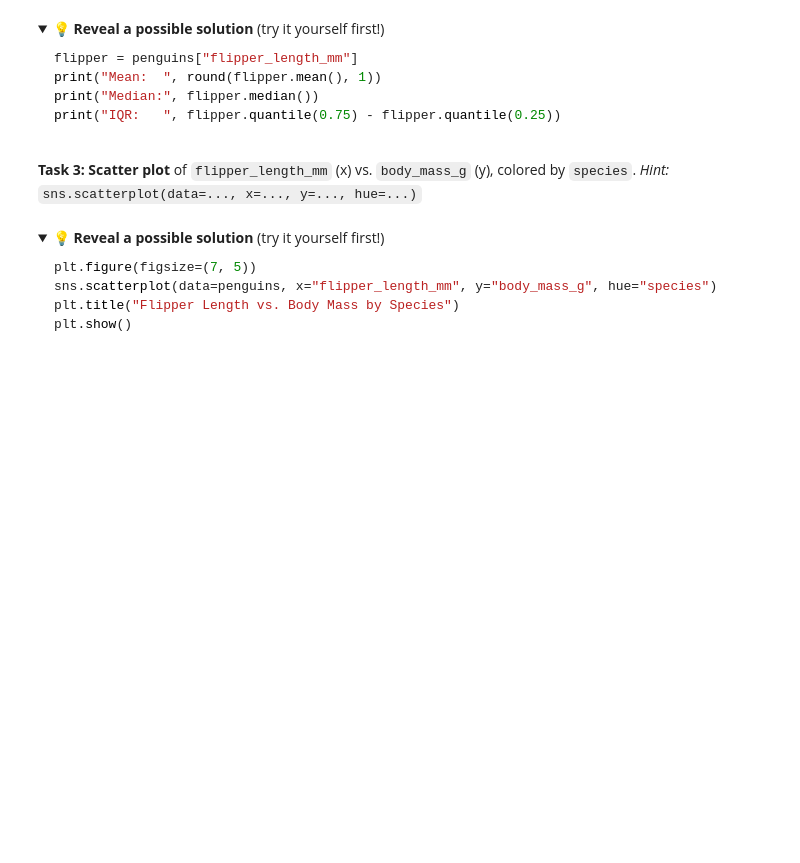
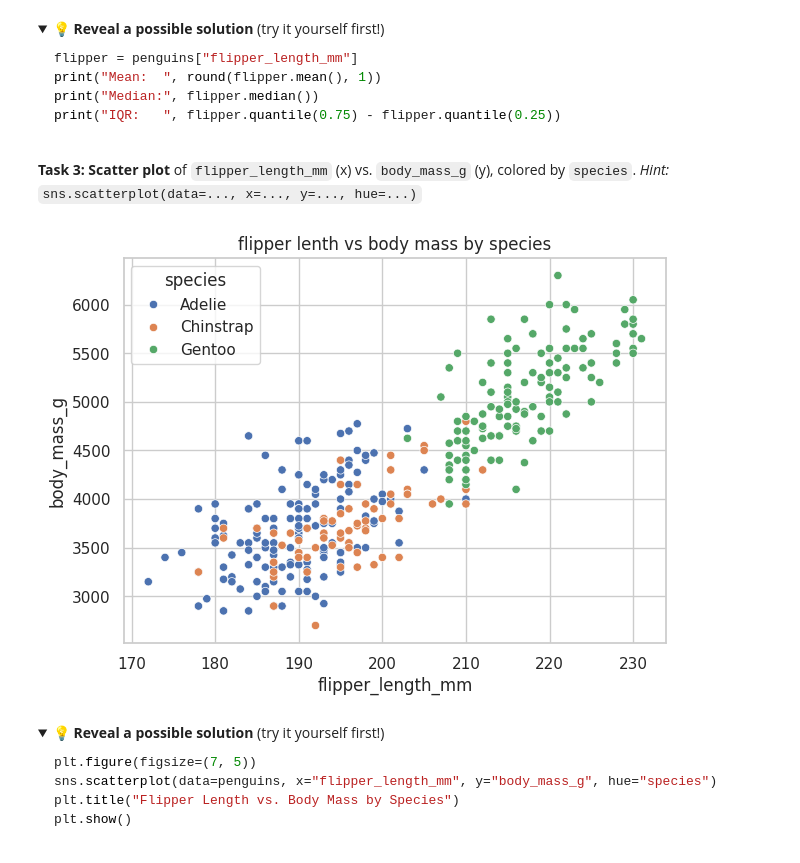
Before and after one commit to profhamilton3/DataAnalytics, a Jupyter notebook: session_7_eda_python.ipynb, the cells around one changed output. Cells and saved outputs as stored; diff of their text form; code cells hidden in the pictures; folded sections open; blank space fills up the shorter version.

```diff
--- a/session_7_eda_python.ipynb
+++ b/session_7_eda_python.ipynb
@@ -212,3 +359,12 @@ plt.show()
+# %%
+# @title plot of flipper_length_mm (x) vs. body_mass_g (y), colored by species
+plt.figure(figsize=(7, 5))
+# Your code here
+sns.scatterplot(data=penguins, x="flipper_length_mm", y="body_mass_g", hue="species") # the hue data adds a visual third catagorical data representation
+plt.title("flipper lenth vs body mass by species")
+plt.show()
+# %% [output]
+[figure, added]
 # %% [markdown]
 <details>
 <summary><b>💡 Reveal a possible solution</b> (try it yourself first!)</summary>
```
Also changed, not shown: parts of 26 cells of this notebook.
